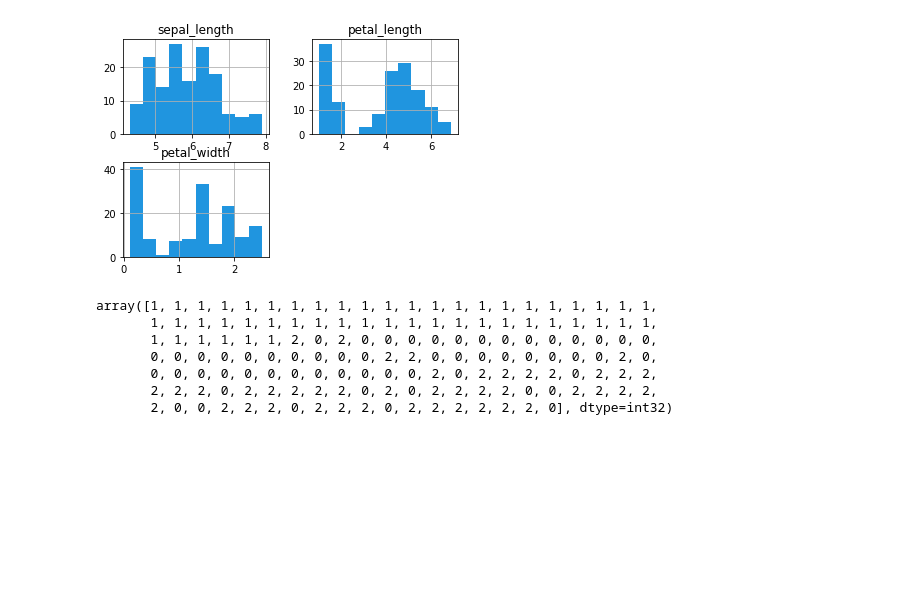
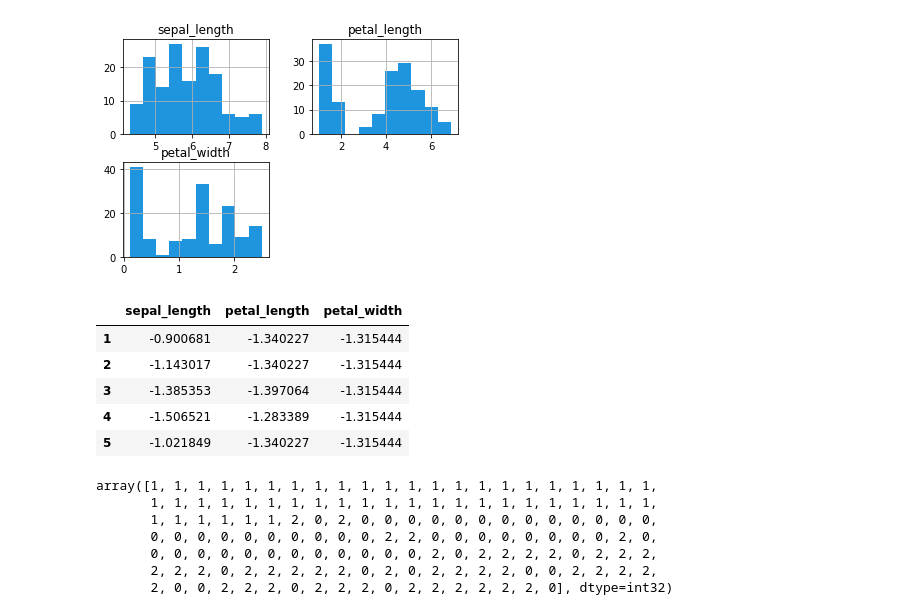
Before and after one commit to brianclements03/clustering, a Jupyter notebook: modeling.ipynb, the cells around one changed output. Cells and saved outputs as stored; diff of their text form; code cells hidden in the pictures; blank space fills up the shorter version.

```diff
--- a/modeling.ipynb
+++ b/modeling.ipynb
@@ -145,6 +145,15 @@ from sklearn.preprocessing import StandardScaler
 
 scaler = StandardScaler().fit(uy)
 uy_scaled = pd.DataFrame(scaler.transform(uy), columns= uy.columns).set_index([uy.index.values])
+# %%
+uy_scaled.head()
+# %% [output]
+|  | sepal_length | petal_length | petal_width |
+| 1 | -0.900681 | -1.340227 | -1.315444 |
+| 2 | -1.143017 | -1.340227 | -1.315444 |
+| 3 | -1.385353 | -1.397064 | -1.315444 |
+| 4 | -1.506521 | -1.283389 | -1.315444 |
+| 5 | -1.021849 | -1.340227 | -1.315444 |
 # %%
 # sklearn implementation of KMeans
 
```
Also changed, not shown: parts of 13 cells of this notebook, 1 other file.
